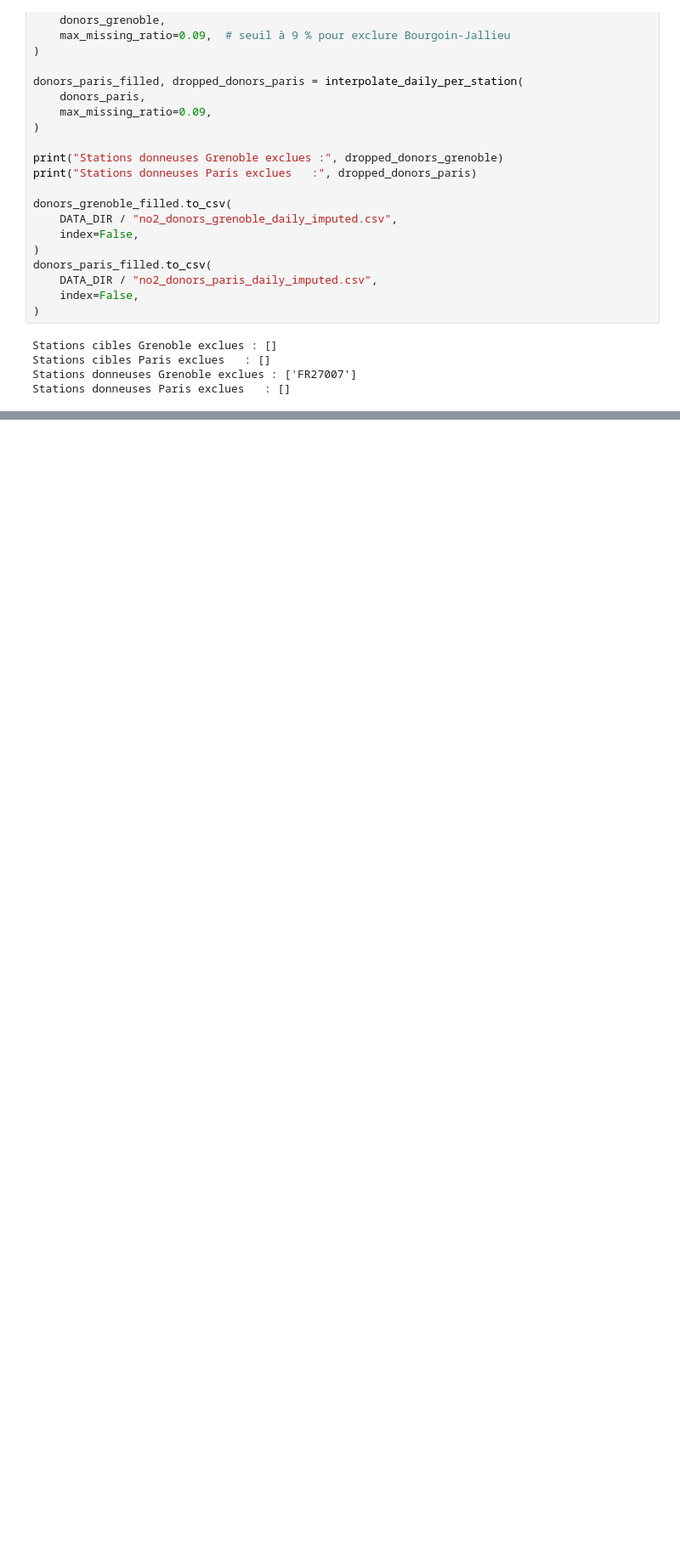
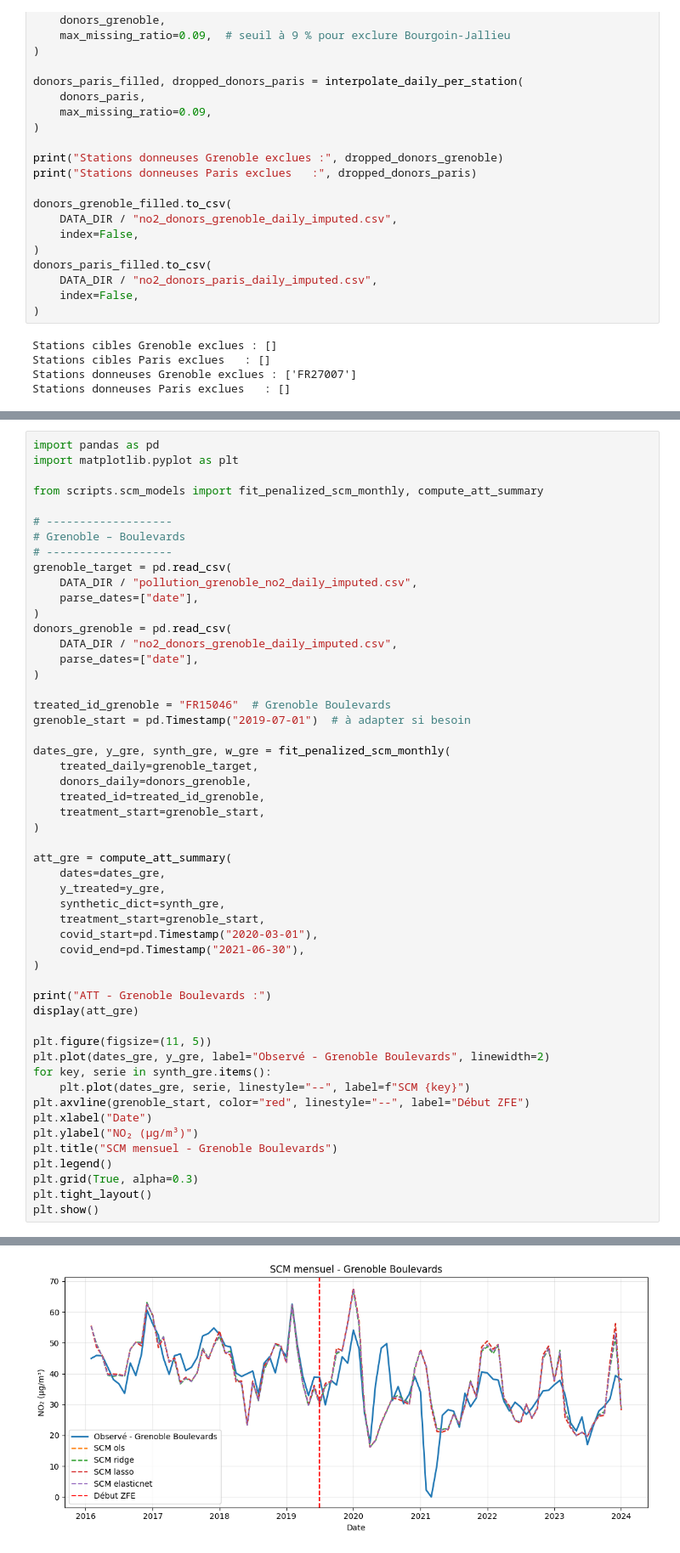
Before and after one commit to pasilvente/project_python_for_data_science_at_ENSAE_ZFE_ML_SCM, a Jupyter notebook: rapport_zfe.ipynb, the cells around one changed output, grey strips where cells are left out. Shown at 85% size. Saved outputs shown, nothing was run; the diff lists cells and outputs as text; blank space fills up the shorter version.

Commit message:
SCM Grenoble bien rédigé + ébauche Paris

```diff
--- a/rapport_zfe.ipynb
+++ b/rapport_zfe.ipynb
@@ -761,0 +775,53 @@ Les deux fonctions renvoient des objets pandas (séries et tableaux) qui sont en
+# %%
+import pandas as pd
+import matplotlib.pyplot as plt
+
+from scripts.scm_models import fit_penalized_scm_monthly, compute_att_summary
+
+# -------------------
+# Grenoble – Boulevards
+# -------------------
+grenoble_target = pd.read_csv(
+    DATA_DIR / "pollution_grenoble_no2_daily_imputed.csv",
+    parse_dates=["date"],
+)
+donors_grenoble = pd.read_csv(
+    DATA_DIR / "no2_donors_grenoble_daily_imputed.csv",
+    parse_dates=["date"],
+)
+
+treated_id_grenoble = "FR15046"  # Grenoble Boulevards
+grenoble_start = pd.Timestamp("2019-07-01")  # à adapter si besoin
+
+dates_gre, y_gre, synth_gre, w_gre = fit_penalized_scm_monthly(
+    treated_daily=grenoble_target,
+    donors_daily=donors_grenoble,
+    treated_id=treated_id_grenoble,
+    treatment_start=grenoble_start,
+)
+
+att_gre = compute_att_summary(
+    dates=dates_gre,
+    y_treated=y_gre,
+    synthetic_dict=synth_gre,
+    treatment_start=grenoble_start,
+    covid_start=pd.Timestamp("2020-03-01"),
+    covid_end=pd.Timestamp("2021-06-30"),
+)
+
+print("ATT - Grenoble Boulevards :")
+display(att_gre)
+
+plt.figure(figsize=(11, 5))
+plt.plot(dates_gre, y_gre, label="Observé - Grenoble Boulevards", linewidth=2)
+for key, serie in synth_gre.items():
+    plt.plot(dates_gre, serie, linestyle="--", label=f"SCM {key}")
+plt.axvline(grenoble_start, color="red", linestyle="--", label="Début ZFE")
+plt.xlabel("Date")
+plt.ylabel("NO₂ (µg/m³)")
+plt.title("SCM mensuel - Grenoble Boulevards")
+plt.legend()
+plt.grid(True, alpha=0.3)
+plt.tight_layout()
+plt.show()
+# %% [output]
@@ -762,3 +834,4 @@ Les deux fonctions renvoient des objets pandas (séries et tableaux) qui sont en
+[figure, added]
 # %%
 import pandas as pd
 import matplotlib.pyplot as plt
```
Also changed, not shown: parts of 16 cells of this notebook, 2 other files.
